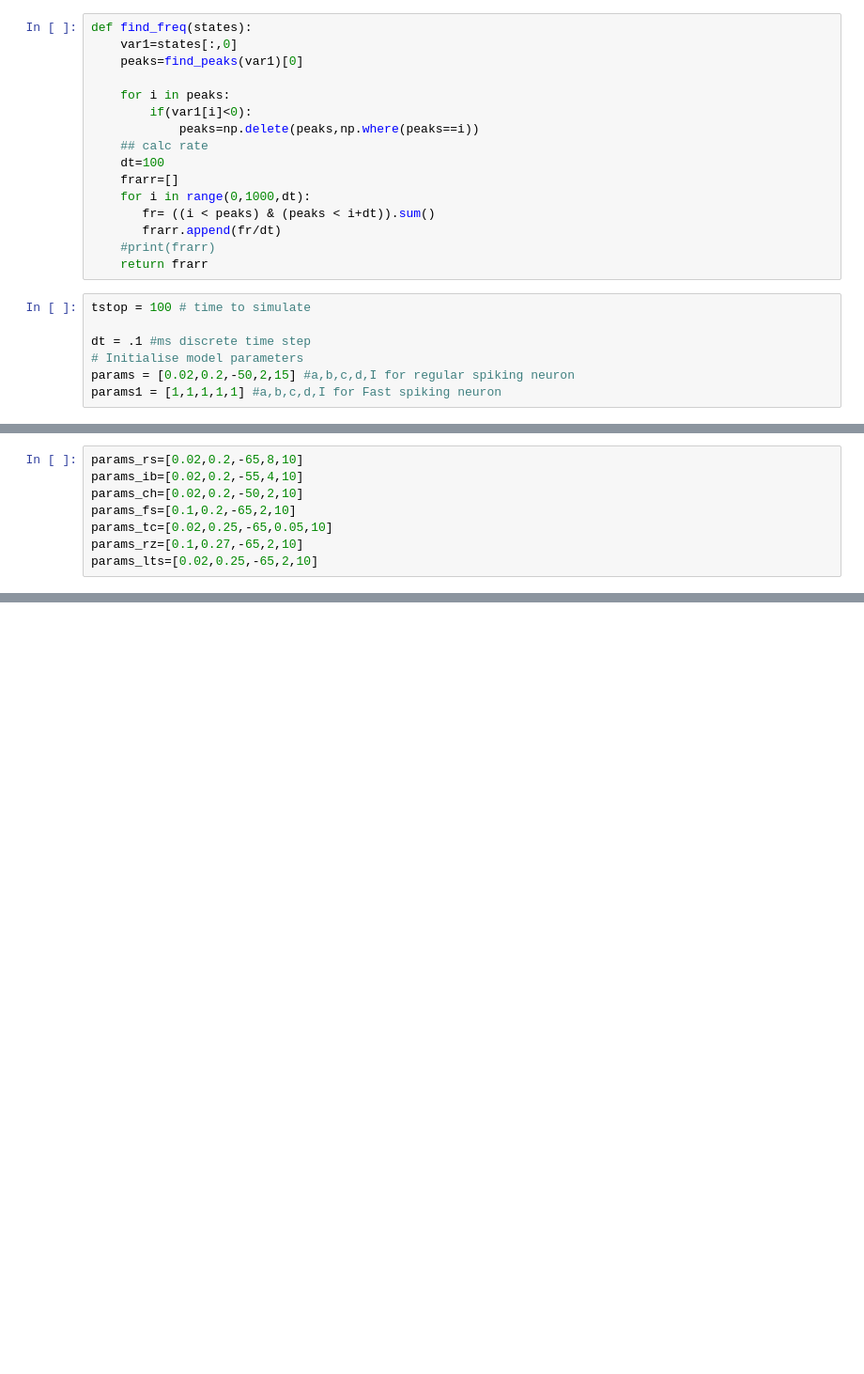
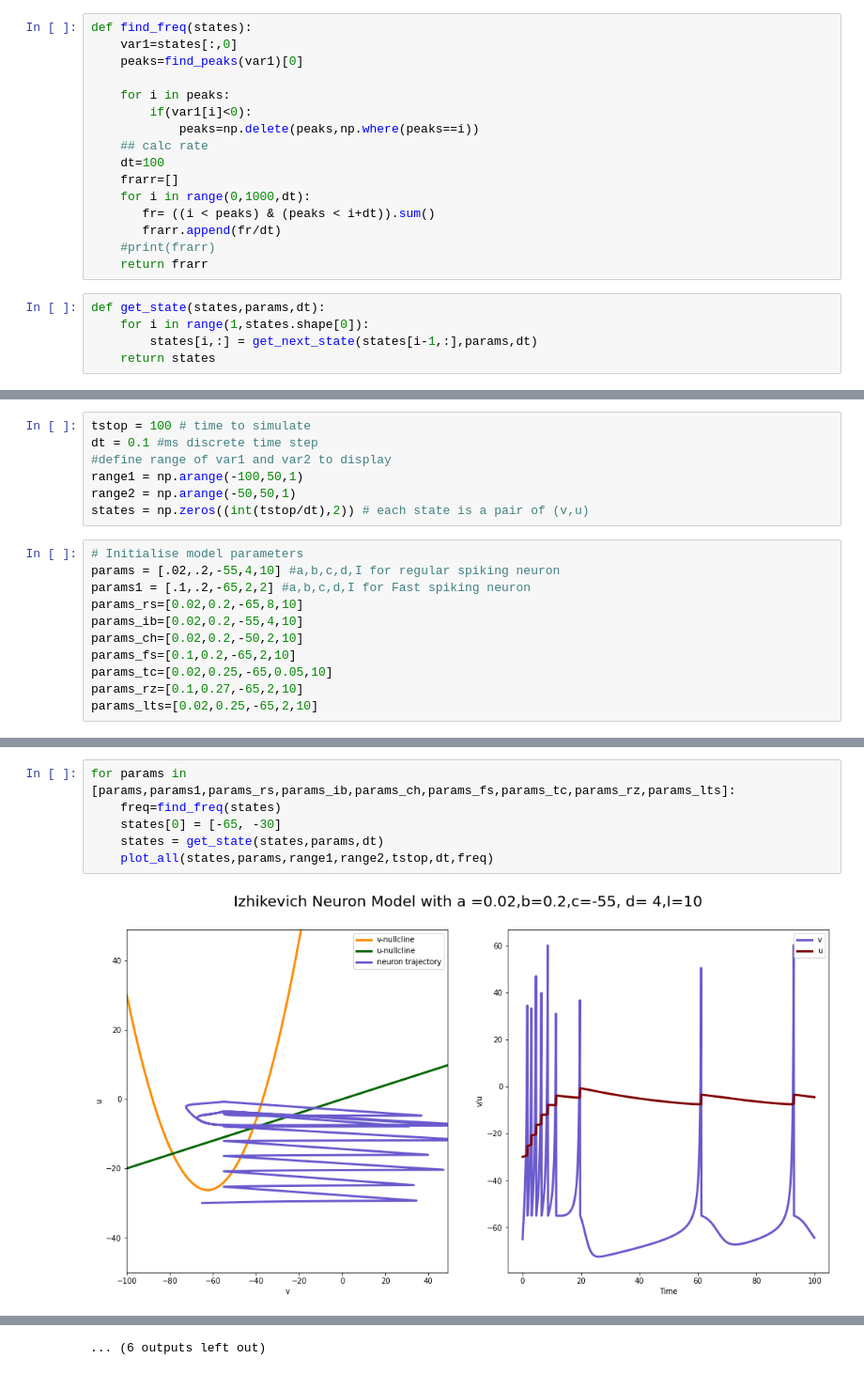
Before and after one commit to samar2605/Computational-Neuroscience, a Jupyter notebook: Izhikevich.ipynb, the cells around one changed output, grey strips where cells are left out. Shown at 94% size. Saved outputs shown, nothing was run; the diff lists cells and outputs as text; blank space fills up the shorter version.

```diff
--- a/Izhikevich.ipynb
+++ b/Izhikevich.ipynb
@@ -56,10 +56,8 @@ def find_freq(states):
        frarr.append(fr/dt)
     #print(frarr)
     return frarr
-# %%
-tstop = 100 # time to simulate
-
-dt = .1 #ms discrete time step
-# Initialise model parameters
-params = [0.02,0.2,-50,2,15] #a,b,c,d,I for regular spiking neuron
-params1 = [1,1,1,1,1] #a,b,c,d,I for Fast spiking neuron
+# %%
+def get_state(states,params,dt):
+    for i in range(1,states.shape[0]):
+        states[i,:] = get_next_state(states[i-1,:],params,dt)
+    return states
@@ -66,4 +103,14 @@ params1 = [1,1,1,1,1] #a,b,c,d,I for Fast spiking neuron
+# %%
+tstop = 100 # time to simulate
+dt = 0.1 #ms discrete time step
+#define range of var1 and var2 to display
+range1 = np.arange(-100,50,1)
+range2 = np.arange(-50,50,1)
+states = np.zeros((int(tstop/dt),2)) # each state is a pair of (v,u)
 # %%
+# Initialise model parameters
+params = [.02,.2,-55,4,10] #a,b,c,d,I for regular spiking neuron
+params1 = [.1,.2,-65,2,2] #a,b,c,d,I for Fast spiking neuron
 params_rs=[0.02,0.2,-65,8,10]
 params_ib=[0.02,0.2,-55,4,10]
 params_ch=[0.02,0.2,-50,2,10]
@@ -145,0 +121,8 @@ For model parameters [0.1, 0.2, -65, 2, 10]
+# %%
+for params in [params,params1,params_rs,params_ib,params_ch,params_fs,params_tc,params_rz,params_lts]:
+    freq=find_freq(states)
+    states[0] = [-65, -30]
+    states = get_state(states,params,dt)
+    plot_all(states,params,range1,range2,tstop,dt,freq)
+# %% [output]
+[figure, added]
@@ -145,0 +140 @@ For model parameters [0.1, 0.2, -65, 2, 10]
+... (6 outputs left out)
```
Also changed, not shown: parts of 4 cells of this notebook, 2 other files.
